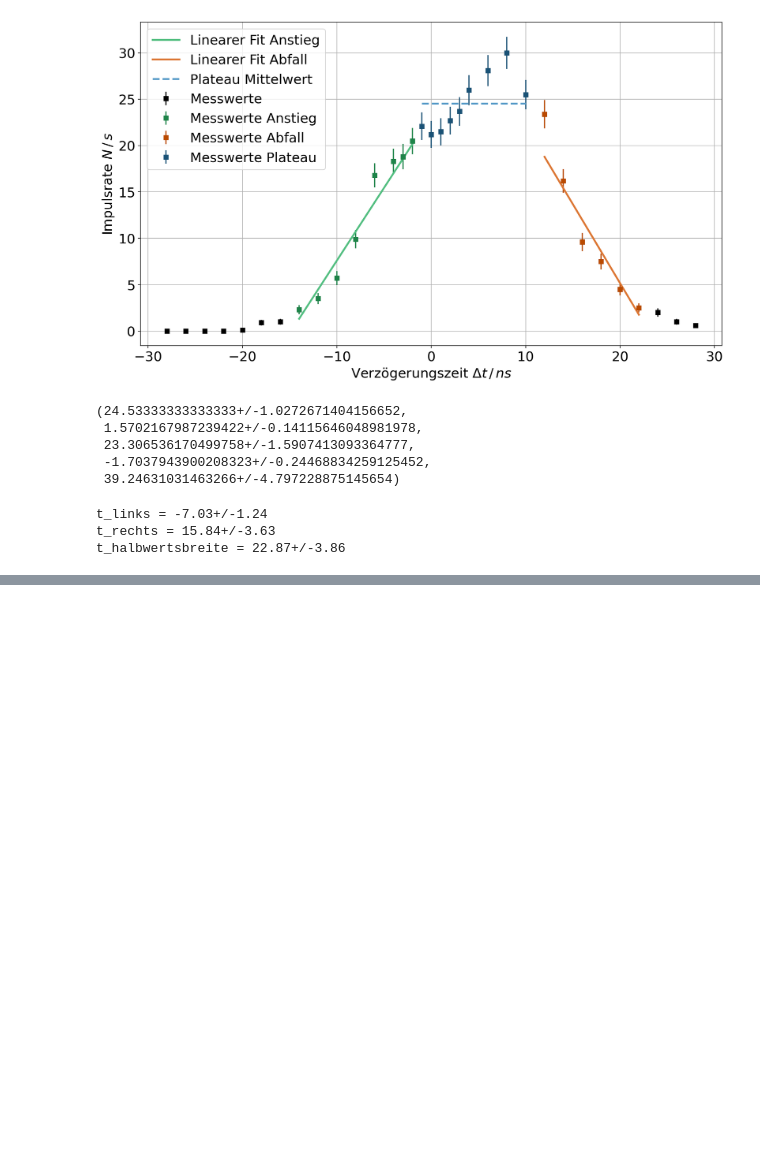
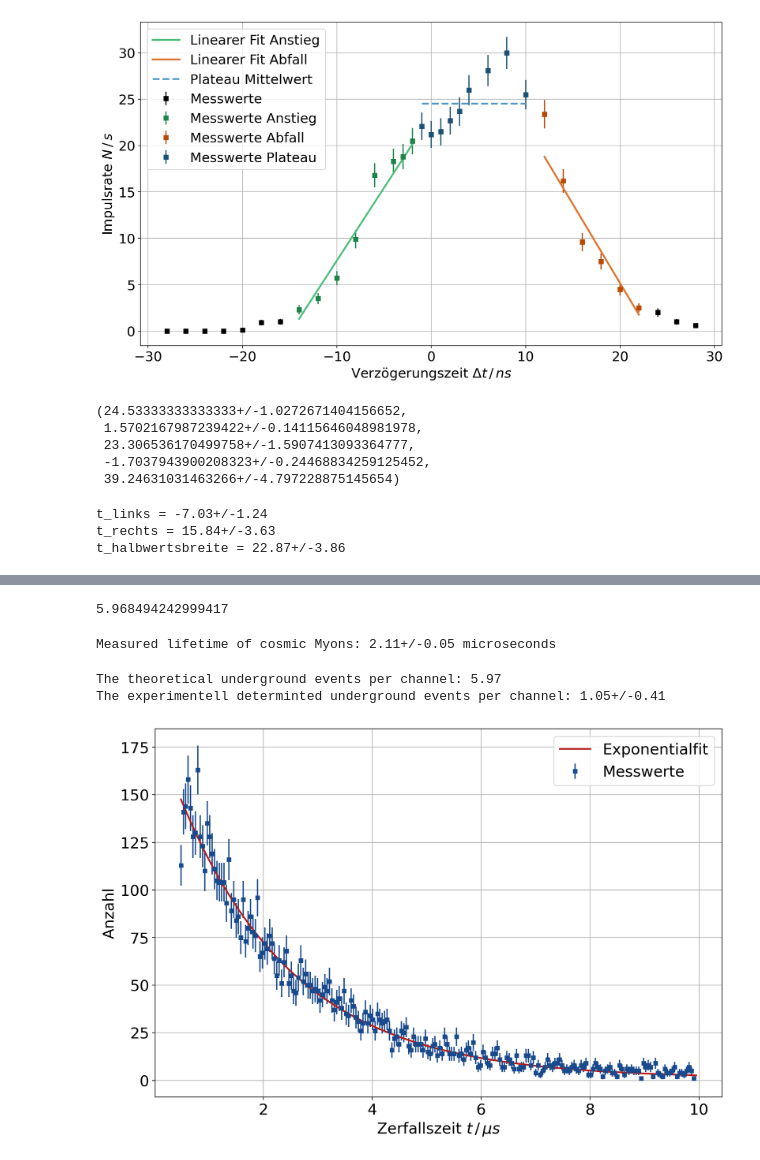
Before and after one commit to SamGTex/FP_Master_WS22-23, a Jupyter notebook: V01_Kosmische_Myonen/python/main.ipynb, the cells around one changed output, grey strips where cells are left out. Drawn from its saved outputs; the diff is of its cells as text; code cells hidden in the pictures; blank space fills up the shorter version.

```diff
--- a/V01_Kosmische_Myonen/python/main.ipynb
+++ b/V01_Kosmische_Myonen/python/main.ipynb
@@ -186,0 +241,5 @@ t_halbwertsbreite = 22.87+/-3.86
+# %%
+# read in data
+df = pd.read_csv('data/lifetime.csv')
+df['t'] = f(df.index.to_numpy(), *param_cal)
+df['err'] = np.sqrt(df['counts'])
@@ -186,0 +265,4 @@ t_halbwertsbreite = 22.87+/-3.86
+# %%
+# only consider channels with an entry
+ch_i = 4
+ch_f = 219 # first zero value ~10 microseconds
@@ -186,0 +276,43 @@ t_halbwertsbreite = 22.87+/-3.86
+# %%
+# Background per channel theoretically
+U/(ch_f-ch_i)
+# %% [output]
+5.968494242999417
+# %%
+# exponential function
+def N_func(t, lam, N_0, U_0):
+    return N_0 * np.exp(-lam*t) + U_0
+# %%
+# exponential fit
+param_exp, cov_exp = curve_fit(N_func, df['t'][ch_i:ch_f], df['counts'][ch_i:ch_f], sigma=np.sqrt(df['counts'][ch_i:ch_f]))
+lin_exp = np.linspace(df['t'][ch_i], df['t'][ch_f], 10000)
+
+lam_unc = ufloat(param_exp[0], np.sqrt(cov_exp[0,0]))
+N_0_unc = ufloat(param_exp[1], np.sqrt(cov_exp[1,1]))
+U_0_unc = ufloat(param_exp[2], np.sqrt(cov_exp[2,2]))
+# %%
+# Lifetime
+tau_unc = 1/lam_unc
+print(f'Measured lifetime of cosmic Myons: {tau_unc:.2f} microseconds')
+# %% [output]
+Measured lifetime of cosmic Myons: 2.11+/-0.05 microseconds
+# %%
+# Underground
+print(f'The theoretical underground events per channel: {U/(ch_f-ch_i):.2f}')
+print(f'The experimentell determinted underground events per channel: {U_0_unc:.2f}')
+# %% [output]
+The theoretical underground events per channel: 5.97
+The experimentell determinted underground events per channel: 1.05+/-0.41
+# %%
+plt.figure(figsize=(12,8), dpi=200)
+plt.errorbar(df['t'][ch_i:ch_f], df['counts'][ch_i:ch_f], yerr=df['err'][ch_i:ch_f].to_numpy(), linestyle='', marker='s', markersize=4, linewidth=1.5, color='#194a8d', label='Messwerte')
+plt.plot(lin_exp, N_func(lin_exp,*param_exp), color='#b71c1c', linewidth=2, label='Exponentialfit')
+
+plt.xlabel(r'Zerfallszeit $t \,/\, \mu s$')
+plt.ylabel(r'Anzahl')
+plt.grid()
+plt.legend()
+plt.savefig('../content/plots/lifetime.pdf')
+plt.show()
+# %% [output]
+[figure, added]
```
Also changed, not shown: parts of 17 cells of this notebook, 4 other files.
